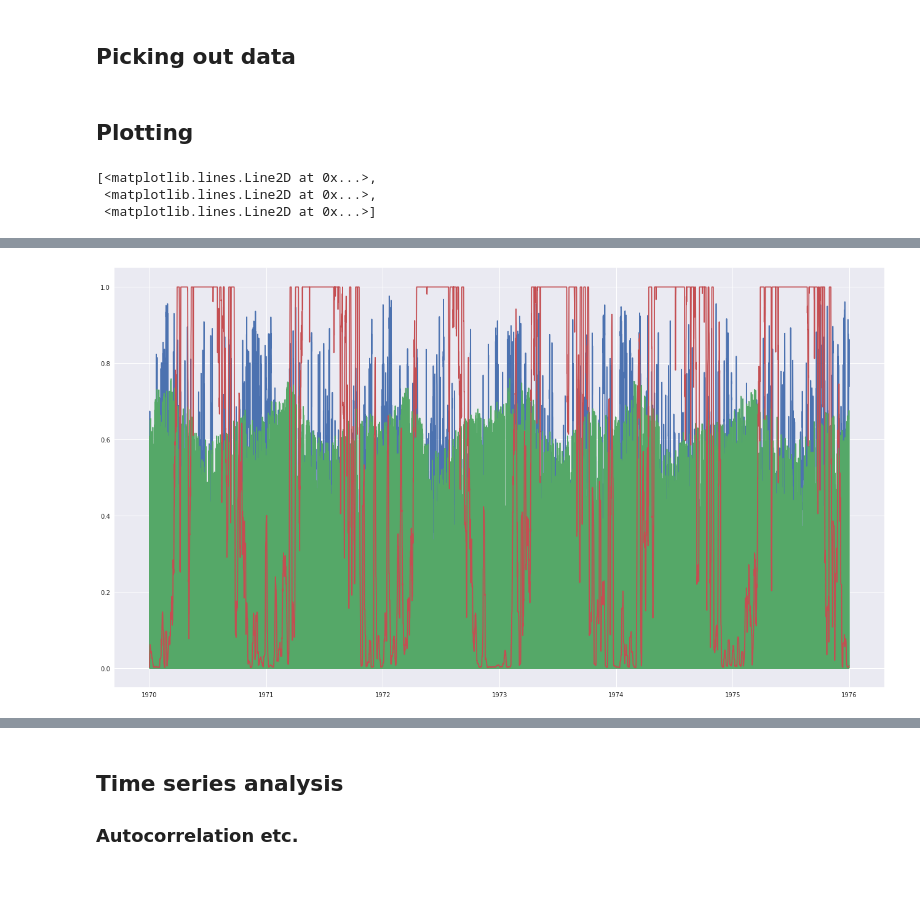
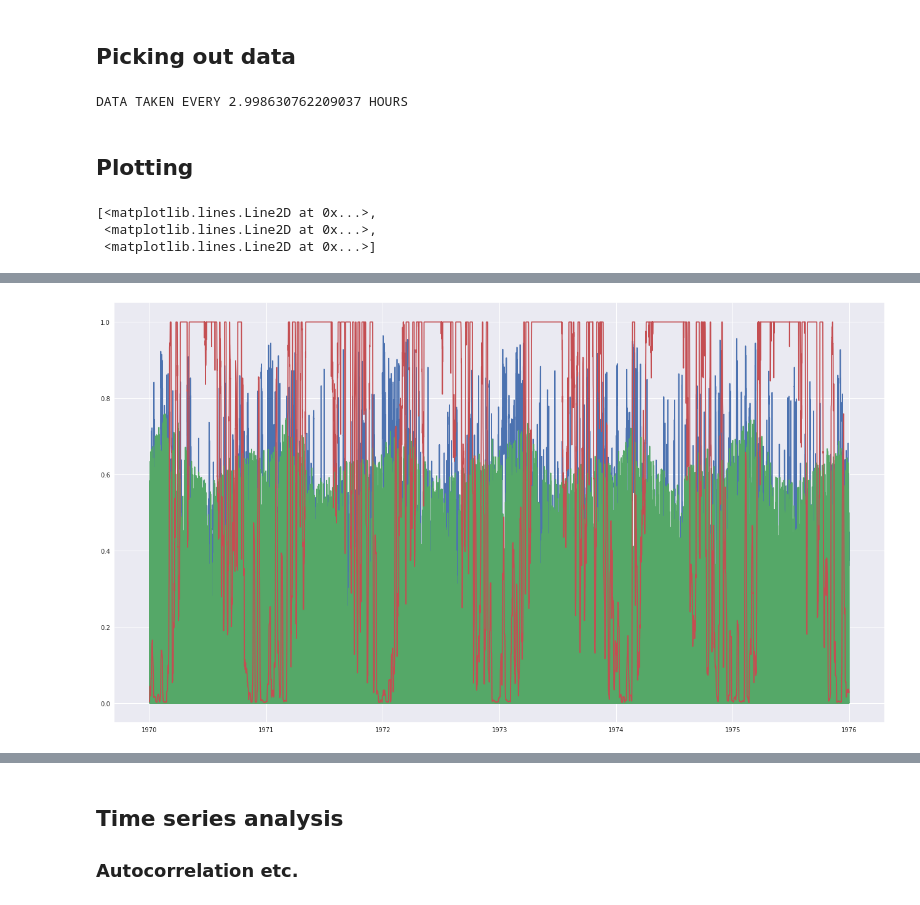
Before and after one commit to 2021-Energy-Climate-Hackathon/group_5, a Jupyter notebook: cap_factor_time_series_analysis.ipynb, the cells around one changed output, grey strips where cells are left out. Saved outputs shown, nothing was run; the diff lists cells and outputs as text; code cells hidden in the pictures.

```diff
--- a/cap_factor_time_series_analysis.ipynb
+++ b/cap_factor_time_series_analysis.ipynb
@@ -61,21 +48,43 @@ for period, network in all_model_networks[model].items():
+# %%
+# Parameters to plot and investigate - change these as desired, too much info to
+# look at at once (for now).
+model = "ICHEC"
+
+cap_factors_per_model = {}
+for model in models:
+    # Getting the right data:
+    cap_factors = {}
+    for period, network in all_model_networks[model].items():
+        # CAN CHANGE FOR INVESTIGATION OF OTHER ASPECTS
+        avg_capacity_factor = network.generators_t.p_max_pu # per generator
+        cap_factors[period] = avg_capacity_factor
+    cap_factors_per_model[model] = cap_factors
+
+# Check that this is 3 as a basic check that the data structure is as it should be
+assert len(cap_factors_per_model) == 3
+
+# Check size
+length = len(cap_factors_per_model["MPI"]["1970-1976"])  #=> (6 yr * 365 day/yr * 24 hrs/day) / 17528)  # = ~3 => 3-hourly data
+print("DATA TAKEN EVERY", (6*365*24)/length, "HOURS")
+# %% [output]
+DATA TAKEN EVERY 2.998630762209037 HOURS
 # %% [markdown]
 ## Plotting
 # %%
-# Plot
-cap_fac_to_plot = cap_factors[time_period]
+# Plot some representative values
+country = "AT"
+time_period = "1970-1976"
+model = "MPI"
+
+# Make the plot
+cap_fac_to_plot = cap_factors_per_model[model][time_period]
 fig, ax = plt.subplots(figsize=(18,10))
 items_to_plot = []
 for item in cap_fac_to_plot:
     if item.startswith(country):
         items_to_plot.append(item)
-
-# Data to considet next in depth
 ts_to_consider = [cap_fac_to_plot[item] for item in [items_to_plot]]
 ax.plot(*ts_to_consider)
-
-# Check size
-print(cap_fac_to_plot["AT solar"])
-print(6*365*24/17528)  # = ~3
 
 # Format and show plot
 fig.tight_layout()
@@ -101,4 +96,4 @@ Name: AT solar, Length: 17528, dtype: float64
-[figure, old version]
+[figure, new version]
 # %%
 # All plots
 #cap_fac_to_plot.plot(subplots=True, layout=(12,10))  # all as subplots
```
Also changed, not shown: parts of 9 cells of this notebook.
